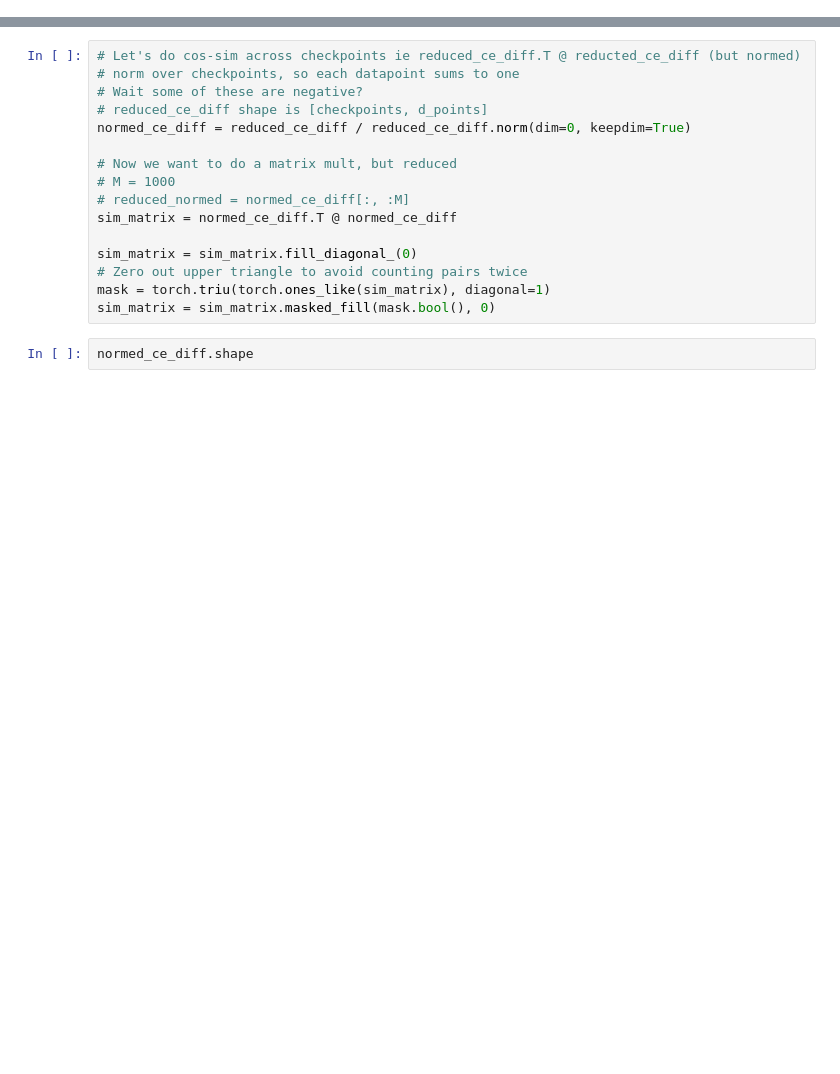
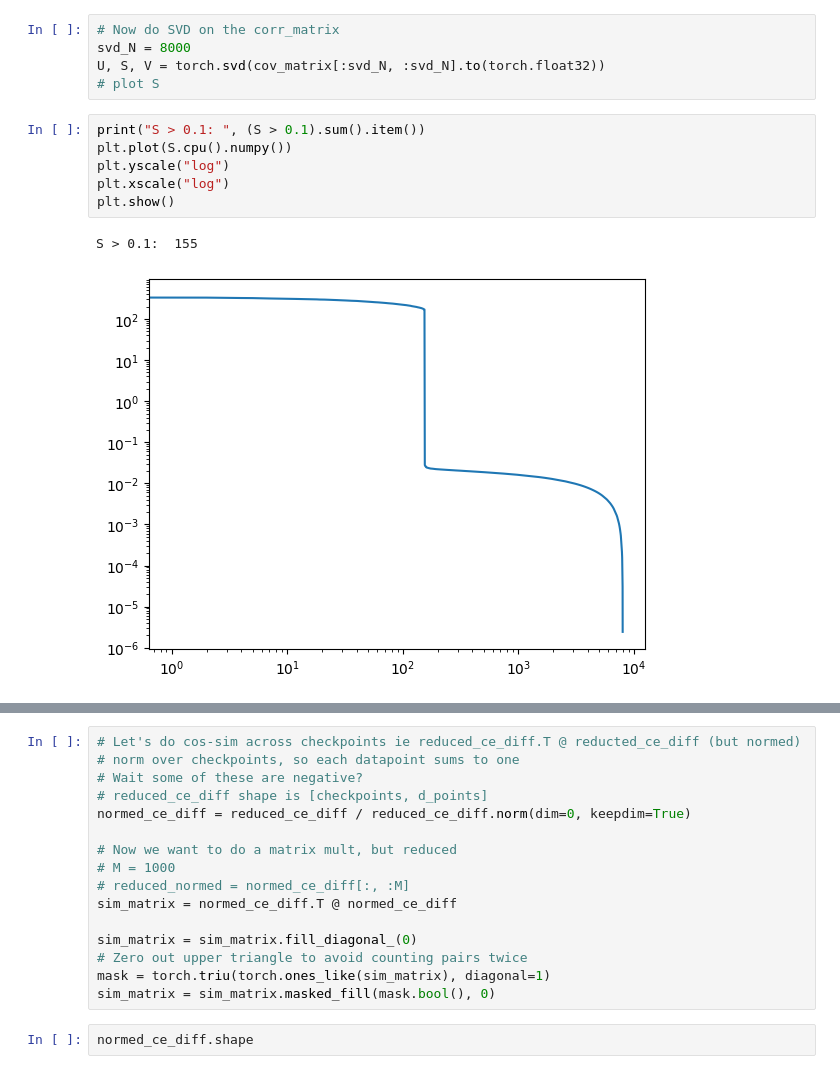
Before and after one commit to loganriggs/renormalization_interp, a Jupyter notebook: datapoint_sim.ipynb, the cells around one changed output, grey strips where cells are left out. Cells and saved outputs as stored; diff of their text form; blank space fills up the shorter version.

```diff
--- a/datapoint_sim.ipynb
+++ b/datapoint_sim.ipynb
@@ -124,0 +141,14 @@ Exptected Matrix: 1.2GB
+# %%
+# Now do SVD on the corr_matrix
+svd_N = 8000
+U, S, V = torch.svd(cov_matrix[:svd_N, :svd_N].to(torch.float32))
+# plot S
+# %%
+print("S > 0.1: ", (S > 0.1).sum().item())
+plt.plot(S.cpu().numpy())
+plt.yscale("log")
+plt.xscale("log")
+plt.show()
+# %% [output]
+S > 0.1:  155
+[figure, added]
```
Also changed, not shown: parts of 46 cells of this notebook.
